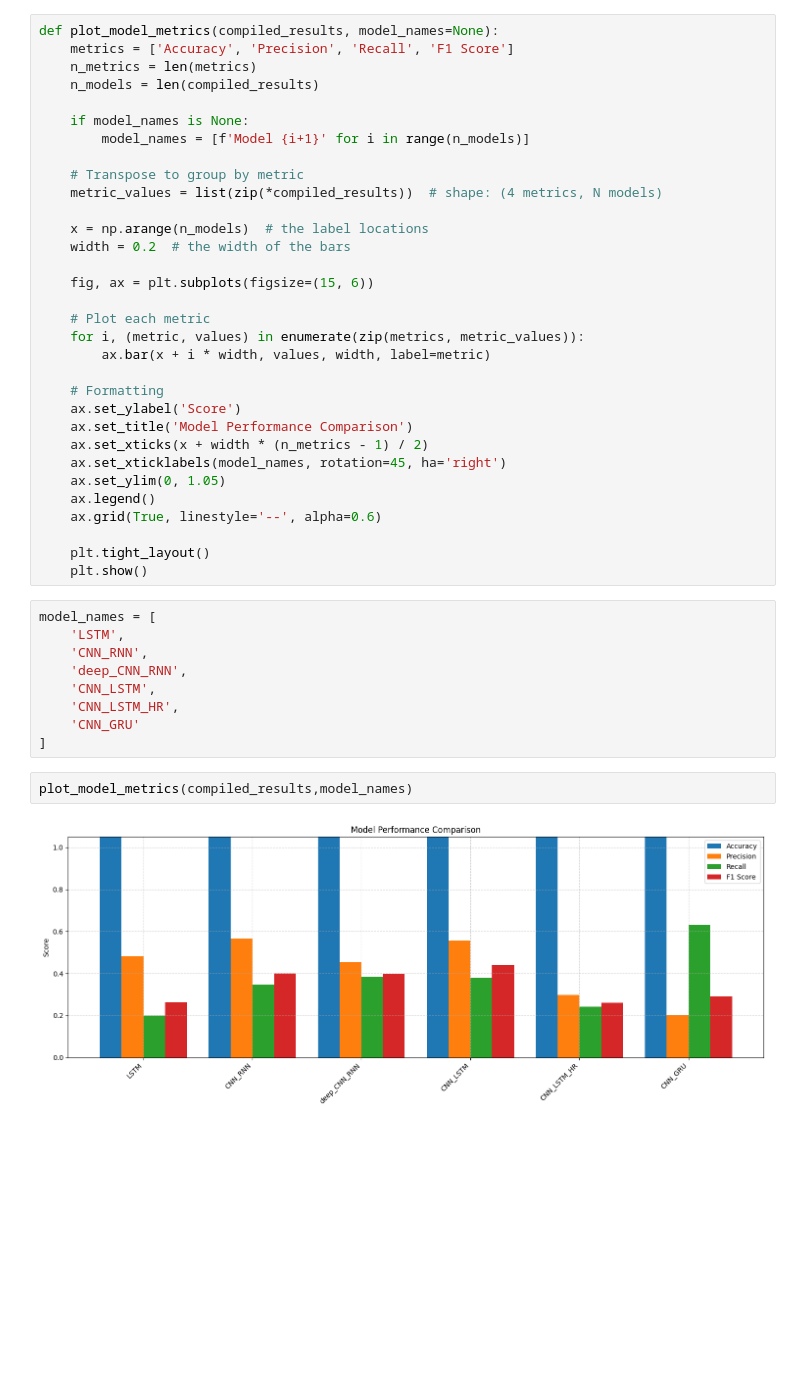
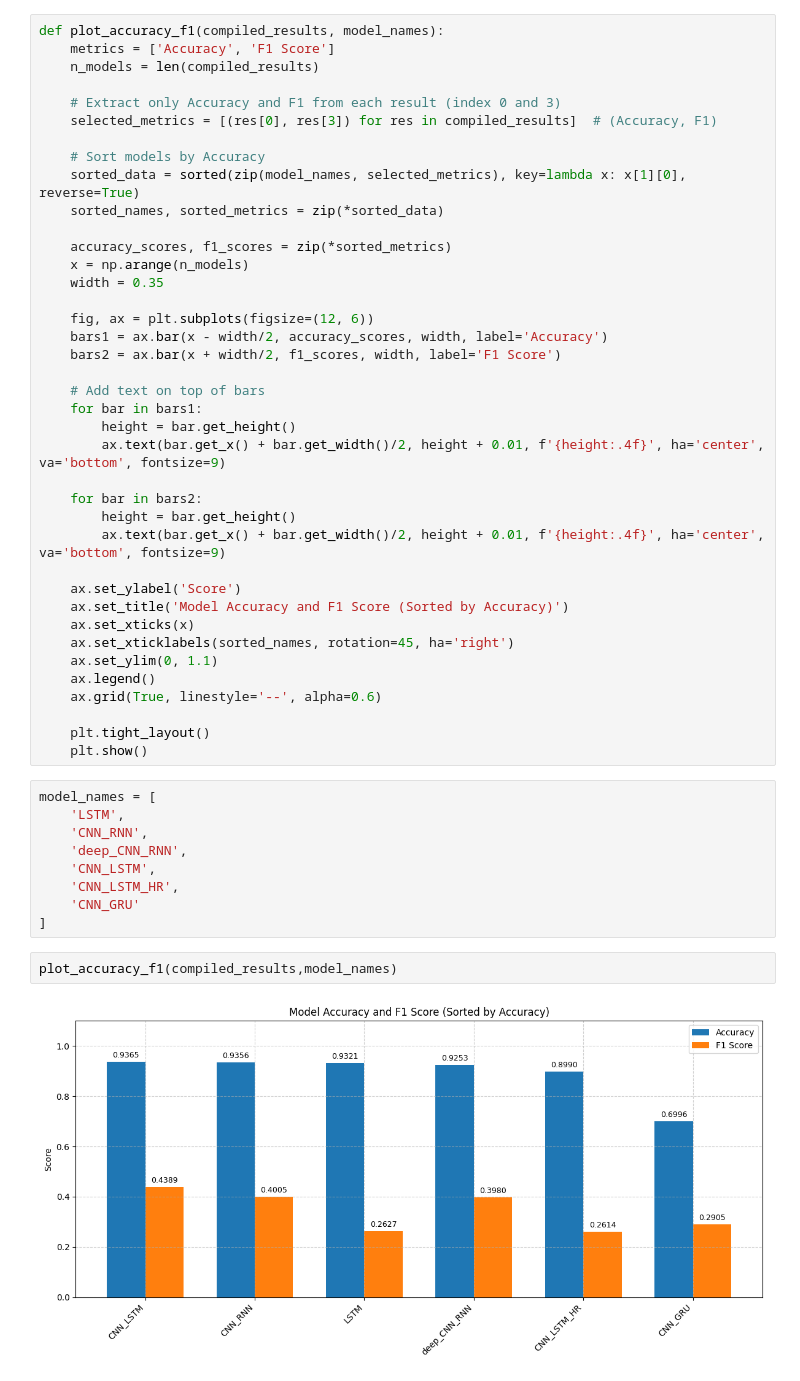
Before and after one commit to TomPiccio/Lightning_Risk_Prediction, a Jupyter notebook: main.ipynb, the cells around one changed output. Drawn from its saved outputs; the diff is of its cells as text; blank space fills up the shorter version.

```diff
--- a/main.ipynb
+++ b/main.ipynb
@@ -276,32 +276,39 @@ CNN_GRU_results = evaluate_metrics(CNN_GRU_dataloader,CNN_GRU_model)
 # %%
 compiled_results = [LSTM_results,CNN_RNN_results,deep_CNN_RNN_results,CNN_LSTM_results,CNN_LSTM_HR_results,CNN_GRU_results]
 # %%
-def plot_model_metrics(compiled_results, model_names=None):
-    metrics = ['Accuracy', 'Precision', 'Recall', 'F1 Score']
-    n_metrics = len(metrics)
+def plot_accuracy_f1(compiled_results, model_names):
+    metrics = ['Accuracy', 'F1 Score']
     n_models = len(compiled_results)
 
-    if model_names is None:
-        model_names = [f'Model {i+1}' for i in range(n_models)]
+    # Extract only Accuracy and F1 from each result (index 0 and 3)
+    selected_metrics = [(res[0], res[3]) for res in compiled_results]  # (Accuracy, F1)
 
-    # Transpose to group by metric
-    metric_values = list(zip(*compiled_results))  # shape: (4 metrics, N models)
+    # Sort models by Accuracy
+    sorted_data = sorted(zip(model_names, selected_metrics), key=lambda x: x[1][0], reverse=True)
+    sorted_names, sorted_metrics = zip(*sorted_data)
 
-    x = np.arange(n_models)  # the label locations
-    width = 0.2  # the width of the bars
+    accuracy_scores, f1_scores = zip(*sorted_metrics)
+    x = np.arange(n_models)
+    width = 0.35
 
-    fig, ax = plt.subplots(figsize=(15, 6))
+    fig, ax = plt.subplots(figsize=(12, 6))
+    bars1 = ax.bar(x - width/2, accuracy_scores, width, label='Accuracy')
+    bars2 = ax.bar(x + width/2, f1_scores, width, label='F1 Score')
 
-    # Plot each metric
-    for i, (metric, values) in enumerate(zip(metrics, metric_values)):
-        ax.bar(x + i * width, values, width, label=metric)
+    # Add text on top of bars
+    for bar in bars1:
+        height = bar.get_height()
+        ax.text(bar.get_x() + bar.get_width()/2, height + 0.01, f'{height:.4f}', ha='center', va='bottom', fontsize=9)
 
-    # Formatting
+    for bar in bars2:
+        height = bar.get_height()
+        ax.text(bar.get_x() + bar.get_width()/2, height + 0.01, f'{height:.4f}', ha='center', va='bottom', fontsize=9)
+
     ax.set_ylabel('Score')
-    ax.set_title('Model Performance Comparison')
-    ax.set_xticks(x + width * (n_metrics - 1) / 2)
-    ax.set_xticklabels(model_names, rotation=45, ha='right')
-    ax.set_ylim(0, 1.05)
+    ax.set_title('Model Accuracy and F1 Score (Sorted by Accuracy)')
+    ax.set_xticks(x)
+    ax.set_xticklabels(sorted_names, rotation=45, ha='right')
+    ax.set_ylim(0, 1.1)
     ax.legend()
     ax.grid(True, linestyle='--', alpha=0.6)
 
@@ -317,6 +324,6 @@ model_names = [
     'CNN_GRU'
 ]
 # %%
-plot_model_metrics(compiled_results,model_names)
+plot_accuracy_f1(compiled_results,model_names)
 # %% [output]
-[figure, old version]
+[figure, new version]
```
Also changed, not shown: parts of 6 cells of this notebook.
